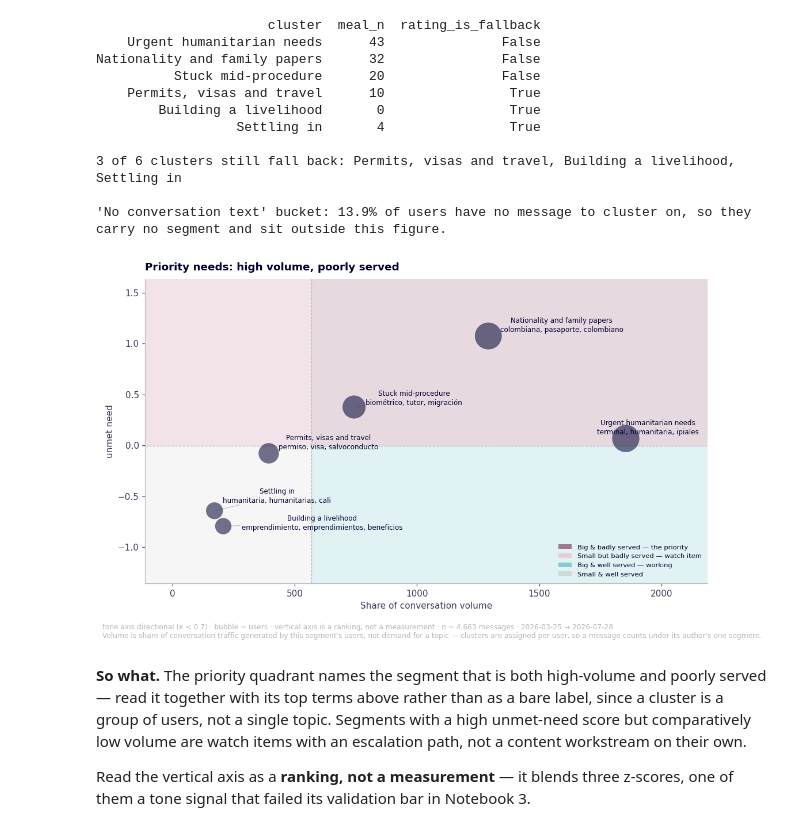
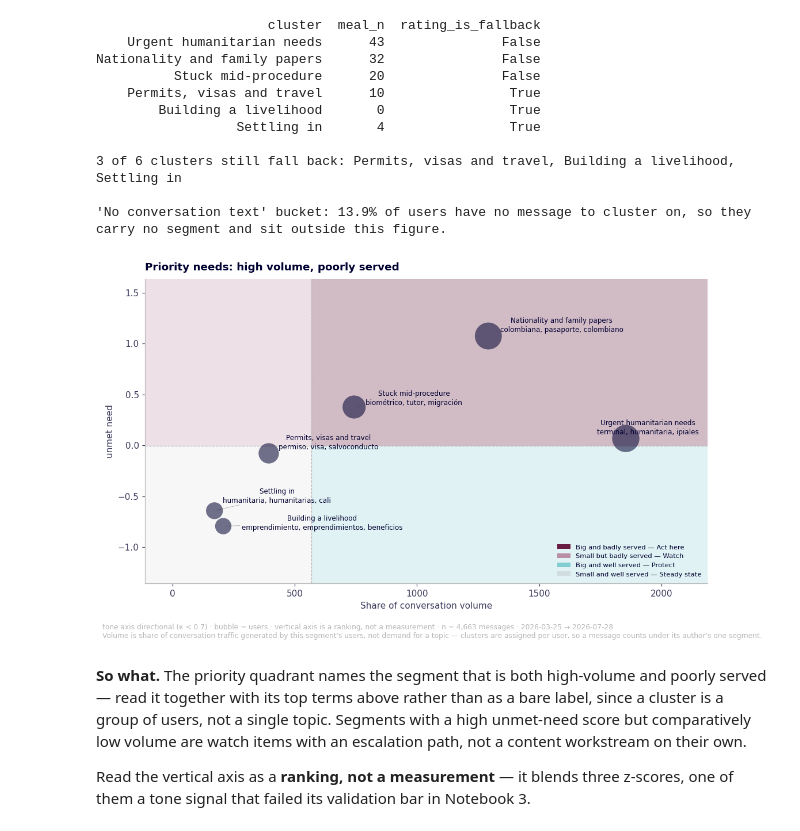
Before and after one commit to DiversaStudio/chatbot_methodology_mmc, a Jupyter notebook: notebooks/02_demand_behaviour_experience.ipynb, the cells around one changed output. Saved outputs shown, nothing was run; the diff lists cells and outputs as text; code cells hidden in the pictures.

```diff
--- a/notebooks/02_demand_behaviour_experience.ipynb
+++ b/notebooks/02_demand_behaviour_experience.ipynb
@@ -485,15 +485,27 @@ pad = (y.max() - y.min()) * 0.30
 ax.set_ylim(y.min() - pad, y.max() + pad)
 x0, x1 = ax.get_xlim(); y0, y1 = ax.get_ylim()
 
-# One distinct tint per quadrant so the legend swatches are all tellable apart;
-# the priority quadrant (big + badly served) is the loudest. Names live in the
-# legend, not as labels crowding the plot.
-QUAD = [
-    (xm, x1, ym, y1, theme.ACCENT,       0.16, "Big & badly served — the priority"),
-    (x0, xm, ym, y1, theme.MADERA_MID,   0.55, "Small but badly served — watch item"),
-    (xm, x1, y0, ym, theme.PRIMARY,      0.12, "Big & well served — working"),
-    (x0, xm, y0, ym, theme.MUTED,        0.12, "Small & well served"),
-]
+# Quadrant labels and colours come from exports/dim_quadrant.csv, the same
+# table the Power BI legend binds to, so the notebook and the dashboard cannot
+# drift apart. `axis_x` / `axis_y` name which side of each median line a cell
+# sits on, which is what turns a row into a rectangle here.
+DIM_QUADRANT = pd.read_csv(EXPORTS / "dim_quadrant.csv").sort_values("display_order")
+_span = {("x", "high"): (xm, x1), ("x", "low"): (x0, xm),
+         ("y", "high"): (ym, y1), ("y", "low"): (y0, ym)}
+# Alpha is a rendering choice, not data — dim_quadrant carries the hue, this
+# carries the emphasis. Tuned so the priority cell (Act here) reads loudest and
+# the two "well served" cells recede, given the specific hues the table
+# supplies: #671e42 is dark and reads strong at low opacity, #a3557a is lighter
+# and needs a little more. Re-check these if dim_quadrant's colours change.
+_ALPHA = {"high_volume_high_need": 0.30, "low_volume_high_need": 0.18,
+          "high_volume_low_need": 0.12, "low_volume_low_need": 0.10}
+QUAD = []
+for _, q in DIM_QUADRANT.iterrows():
+    xa, xb = _span[("x", q["axis_x"])]
+    ya, yb = _span[("y", q["axis_y"])]
+    QUAD.append((xa, xb, ya, yb, q["color_hex"], _ALPHA[q["quadrant_key"]],
+                 f"{q['label']} — {q['action']}"))
+
 for xa, xb, ya, yb, col, al, _ in QUAD:
     ax.add_patch(plt.Rectangle((xa, ya), xb - xa, yb - ya, color=col, alpha=al,
                                linewidth=0, zorder=0))
@@ -510,34 +522,34 @@ ax.scatter(x, y, s=sizes, color=theme.INK, alpha=0.55, linewidths=0, zorder=3)
 # make their bubbles hard to tell apart at this size.
 texts = []
 for cid, xi, yi in zip(pm.index, x, y):
     name = CLUSTER_NAME.get(cid, str(cid))
     terms = ", ".join(str(CLUSTER_TERMS.get(cid, "")).split(", ")[:3])
     texts.append(ax.text(xi, yi, f"{name}\n{terms}", fontsize=7.8, color=theme.INK,
                           linespacing=1.3))
 adjust_text(texts, ax=ax, only_move={"text": "xy"},
             arrowprops=dict(arrowstyle="-", color=theme.MUTED, lw=0.6))
 
 ax.set_xlabel("Share of conversation volume")
 ax.set_ylabel("unmet need")
 for sp in ("top", "right"):
     ax.spines[sp].set_visible(False)
 ax.legend(handles=[Patch(facecolor=c, alpha=min(1.0, a * 3.5), label=lbl) for *_, c, a, lbl in QUAD],
           loc="lower right", fontsize=7.5, frameon=False)
 
 big_bad = [c for c in pm.index if pm.loc[c, "messages"] > xm and pm.loc[c, "unmet_need"] > ym]
 ax.set_title(f"{CLUSTER_NAME.get(big_bad[0], big_bad[0])} is the priority: high volume, poorly served"
              if len(big_bad) == 1 else "Priority needs: high volume, poorly served")
 gate_note = "" if TONE_GATE else "tone axis directional (κ < 0.7) · "
 fig.text(0.01, -0.05,
          f"{gate_note}bubble = users · vertical axis is a ranking, not a measurement · "
          f"n = {len(msgs_pm):,} messages · {WINDOW}\n"
          "Volume is share of conversation traffic generated by this segment's users, not "
          "demand for a topic — clusters are assigned per user, so a message counts under "
          "its author's one segment.",
          fontsize=8, color=theme.MUTED)
 plt.tight_layout(); plt.show()
 # %% [output]
-[figure, old version]
+[figure, new version]
 # %% [markdown]
 **So what.** The priority quadrant names the segment that is both high-volume and poorly
 served — read it together with its top terms above rather than as a bare label, since a
```
Also changed, not shown: 12 other files.
